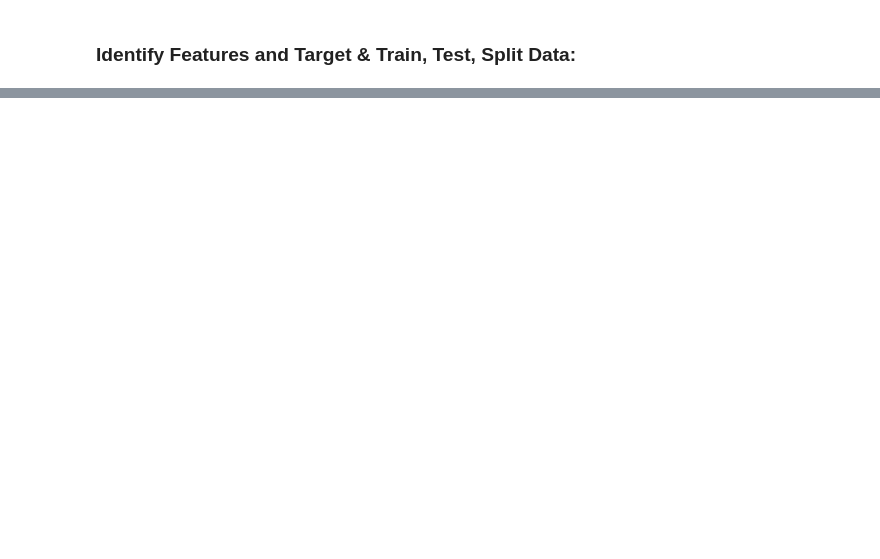
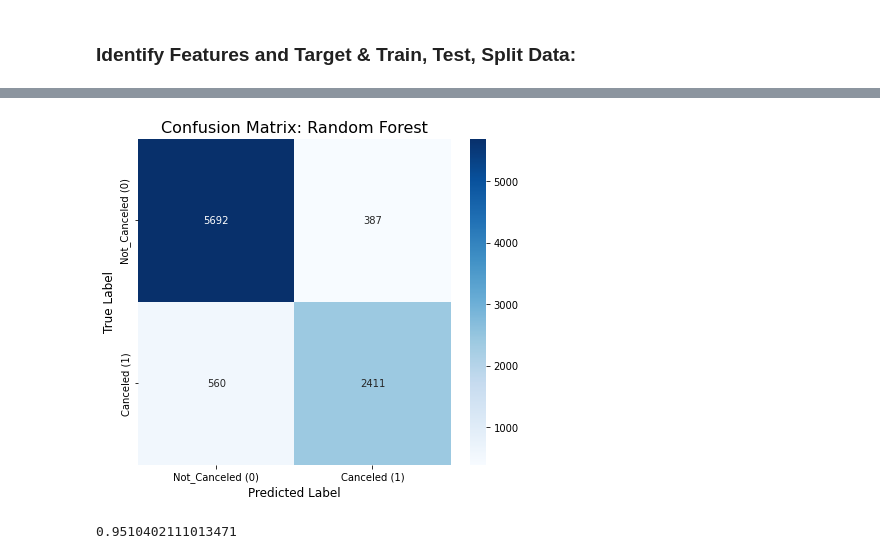
Before and after one commit to morgannash1/hotel_reservations, a Jupyter notebook: notebook.ipynb, the cells around one changed output, grey strips where cells are left out. Saved outputs shown, nothing was run; the diff lists cells and outputs as text; code cells hidden in the pictures; blank space fills up the shorter version.

```diff
--- a/notebook.ipynb
+++ b/notebook.ipynb
@@ -579,0 +609,23 @@ ValueError: ModelWithCV should be a binary classifier
+# %%
+#Create Random Forest Pipeline:
+
+#define Random Forest model again setting class_weight to balanced:
+rf_model = RandomForestClassifier(
+    n_estimators=200,
+    class_weight='balanced',
+    random_state=42,
+    n_jobs=-1)
+
+#create the pipeline using preprocessor and Random Forest model:
+pipeline_rf = Pipeline(steps=[
+    ('preprocessor', preprocessor),
+    ('classifier', rf_model)])
+# %%
+#fit the pipeline on training data:
+pipeline_rf.fit(X_train, y_train)
+
+#predict on test data
+y_pred_rf = pipeline_rf.predict(X_test)
+
+print("Random Forest Classification Report")
+print(classification_report(y_test, y_pred_rf, target_names=['Not_Canceled (0)', 'Canceled (1)']))
@@ -579,0 +642,31 @@ ValueError: ModelWithCV should be a binary classifier
+# %%
+#Create and Plot Confusion Matrix:
+
+#confusion matrix values
+cm_rf = confusion_matrix(y_test, y_pred_rf)
+labels = ['Not_Canceled (0)', 'Canceled (1)']
+
+#plot using Seaborn heatmap
+plt.figure(figsize=(7, 6))
+sns.heatmap(
+    cm_rf,
+    annot=True,
+    fmt='d',
+    cmap='Blues',
+    xticklabels=labels,
+    yticklabels=labels
+)
+
+plt.title('Confusion Matrix: Random Forest', fontsize=16)
+plt.ylabel('True Label', fontsize=12)
+plt.xlabel('Predicted Label', fontsize=12)
+plt.show();
+# %% [output]
+[figure, added]
+# %%
+#get probabilities for ROC AUC
+y_proba_rf = pipeline_rf.predict_proba(X_test)[:, 1]
+auc_score_rf = roc_auc_score(y_test, y_proba_rf)
+auc_score_rf
+# %% [output]
+0.9510402111013471
```
Also changed, not shown: parts of 39 cells of this notebook.
